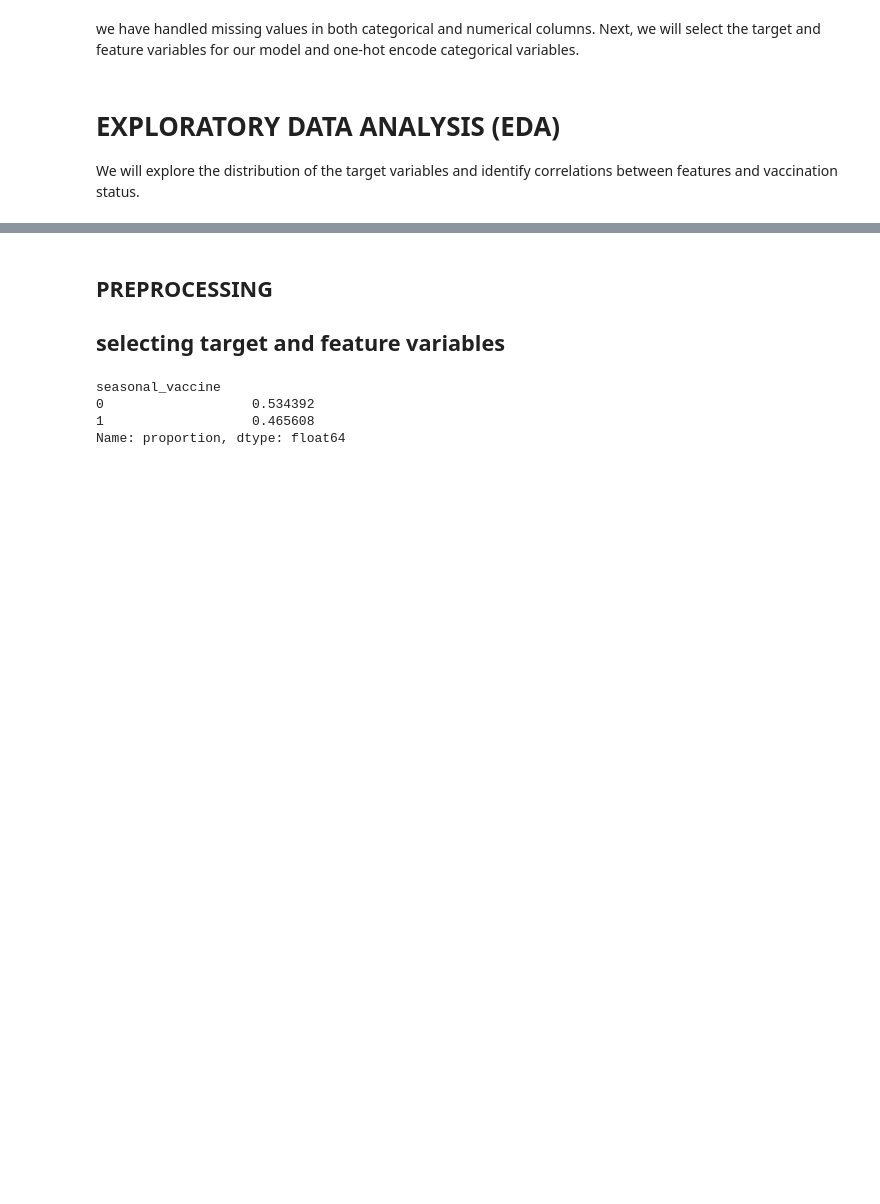
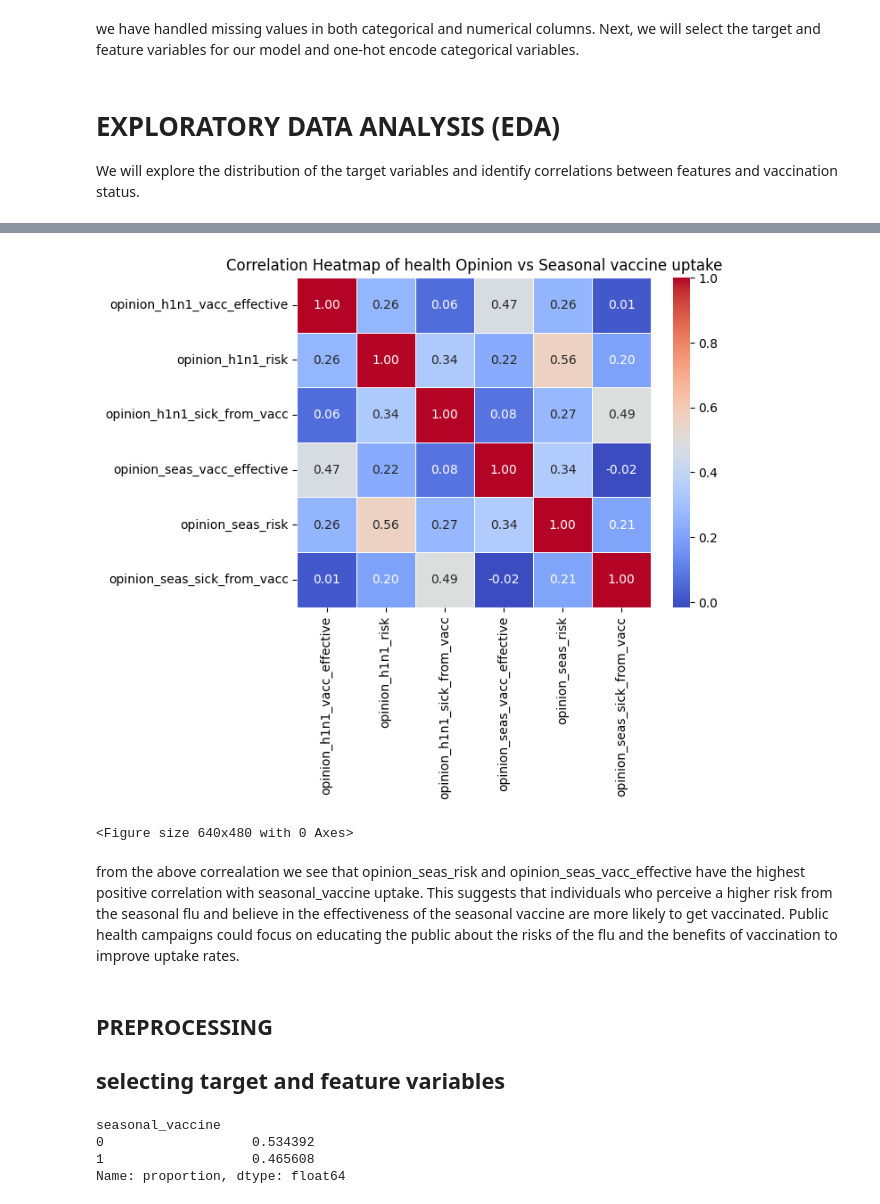
Before and after one commit to sharonkipruto-code/Phase3_project, a Jupyter notebook: flu_index.ipynb, the cells around one changed output, grey strips where cells are left out. Cells and saved outputs as stored; diff of their text form; code cells hidden in the pictures; blank space fills up the shorter version.

Commit message:
add correlation heatmap

```diff
--- a/flu_index.ipynb
+++ b/flu_index.ipynb
@@ -290,3 +313,20 @@ plt.savefig('./Visualizations/vaccine_distribution.png')
+# %%
+opiniopn_cols=[
+    'opinion_h1n1_vacc_effective','opinion_h1n1_risk',
+ 'opinion_h1n1_sick_from_vacc','opinion_seas_vacc_effective',
+ 'opinion_seas_risk','opinion_seas_sick_from_vacc'
+]
+
+corr_matrix = df[opiniopn_cols].corr()
+sns.heatmap(corr_matrix, annot=True, cmap='coolwarm',fmt='.2f',linewidth=0.5)
+plt.title('Correlation Heatmap of health Opinion vs Seasonal vaccine uptake')
+plt.show()
+plt.savefig('./Visualizations/opinion_correlation_heatmap.png')
+# %% [output]
+[figure, added]
+<Figure size 640x480 with 0 Axes>
+# %% [markdown]
+from the above correalation we see that opinion_seas_risk and opinion_seas_vacc_effective have the highest positive correlation with seasonal_vaccine uptake. This suggests that individuals who perceive a higher risk from the seasonal flu and believe in the effectiveness of the seasonal vaccine are more likely to get vaccinated. Public health campaigns could focus on educating the public about the risks of the flu and the benefits of vaccination to improve uptake rates.
 # %% [markdown]
 
 ## PREPROCESSING
```
Also changed, not shown: parts of 16 cells of this notebook, 1 other file.
